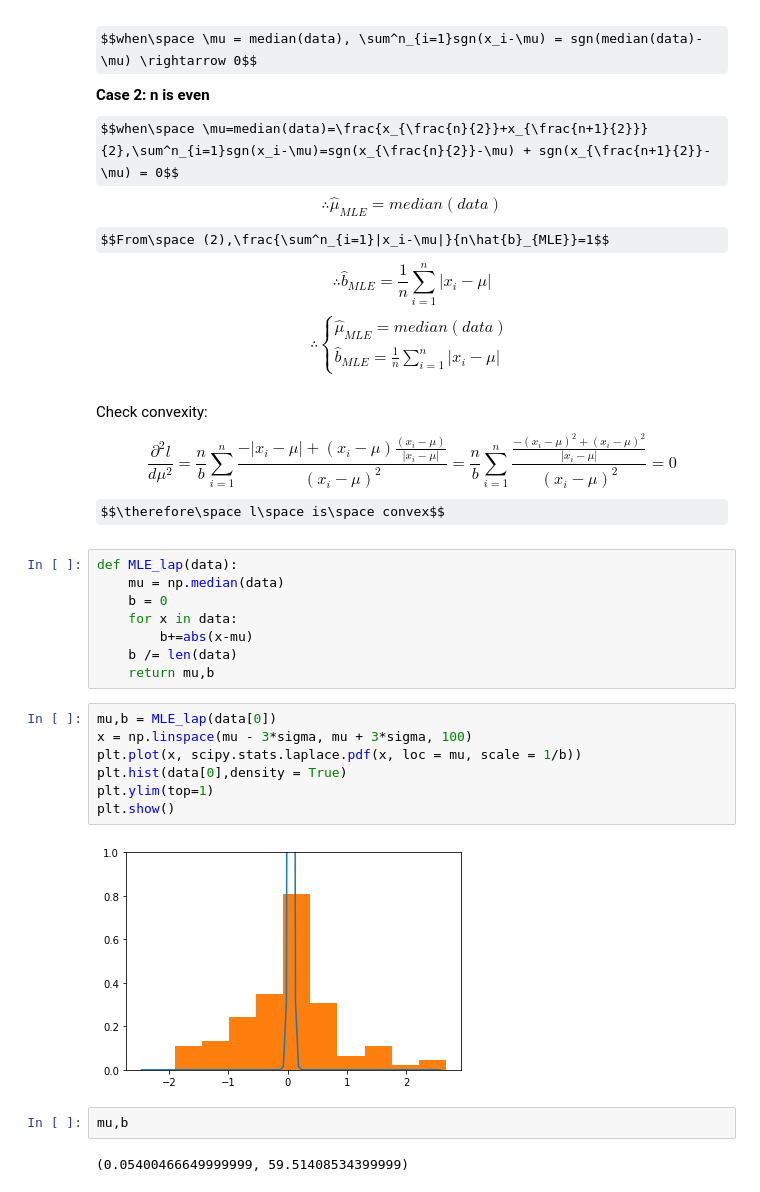
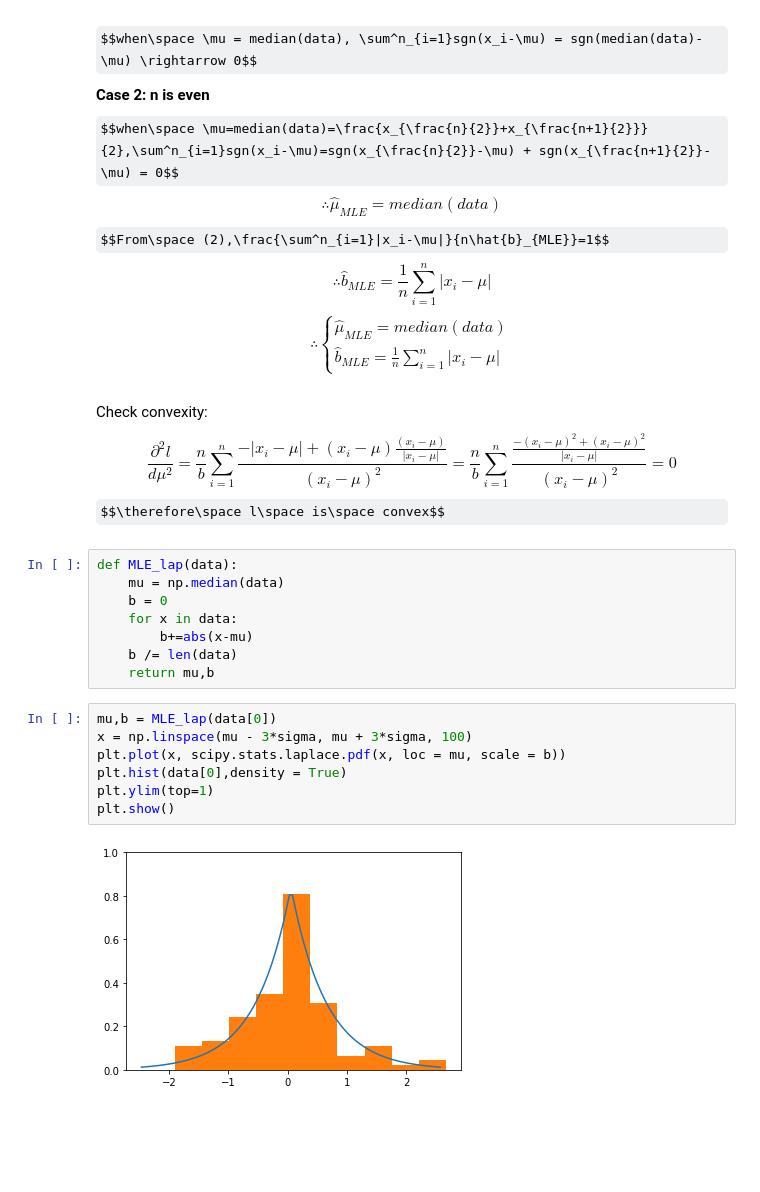
Before and after one commit to CalebThian/MLE, a Jupyter notebook: main.ipynb, the cells around one changed output. Cells and saved outputs as stored; diff of their text form; some formulas as TeX source; blank space fills up the shorter version.

```diff
--- a/main.ipynb
+++ b/main.ipynb
@@ -93,10 +94,10 @@ $$\therefore\hat{\mu}_{MLE} = median(data) $$
 $$From\space (2),\frac{\sum^n_{i=1}|x_i-\mu|}{n\hat{b}_{MLE}}=1$$
 $$\therefore \hat{b}_{MLE} = \frac{1}{n}\sum^n_{i=1}|x_i-\mu|$$
 $$\therefore\begin{cases}\hat{\mu}_{MLE} = median(data)\\\hat{b}_{MLE} = \frac{1}{n}\sum^n_{i=1}|x_i-\mu|\end{cases}$$
-# %% [markdown]
-Check convexity:
-$$\frac{\partial^2l}{d\mu^2} = \frac{n}{b}\sum^n_{i=1}\frac{-|x_i-\mu|+(x_i-\mu)\frac{(x_i-\mu)}{|x_i-\mu|}}{(x_i-\mu)^2}=\frac{n}{b}\sum^n_{i=1}\frac{\frac{-(x_i-\mu)^2+(x_i-\mu)^2}{|x_i-\mu|}}{(x_i-\mu)^2}=0$$
-$$\therefore\space l\space is\space convex$$
+# %% [markdown]
+Check convexity:
+$$\frac{\partial^2l}{d\mu^2} = \frac{n}{b}\sum^n_{i=1}\frac{-|x_i-\mu|+(x_i-\mu)\frac{(x_i-\mu)}{|x_i-\mu|}}{(x_i-\mu)^2}=\frac{n}{b}\sum^n_{i=1}\frac{\frac{-(x_i-\mu)^2+(x_i-\mu)^2}{|x_i-\mu|}}{(x_i-\mu)^2}=0$$
+$$\therefore\space l\space is\space convex$$
 # %%
 def MLE_lap(data):
     mu = np.median(data)
@@ -105,16 +106,12 @@ def MLE_lap(data):
         b+=abs(x-mu)
     b /= len(data)
     return mu,b
-# %%
-mu,b = MLE_lap(data[0])
-x = np.linspace(mu - 3*sigma, mu + 3*sigma, 100)
-plt.plot(x, scipy.stats.laplace.pdf(x, loc = mu, scale = 1/b))
-plt.hist(data[0],density = True)
-plt.ylim(top=1)
-plt.show()
-# %% [output]
-[figure, removed]
-# %%
-mu,b
-# %% [output]
-(0.05400466649999999, 59.51408534399999)
+# %%
+mu,b = MLE_lap(data[0])
+x = np.linspace(mu - 3*sigma, mu + 3*sigma, 100)
+plt.plot(x, scipy.stats.laplace.pdf(x, loc = mu, scale = b))
+plt.hist(data[0],density = True)
+plt.ylim(top=1)
+plt.show()
+# %% [output]
+[figure, added]
```
Also changed, not shown: parts of 5 cells of this notebook.
